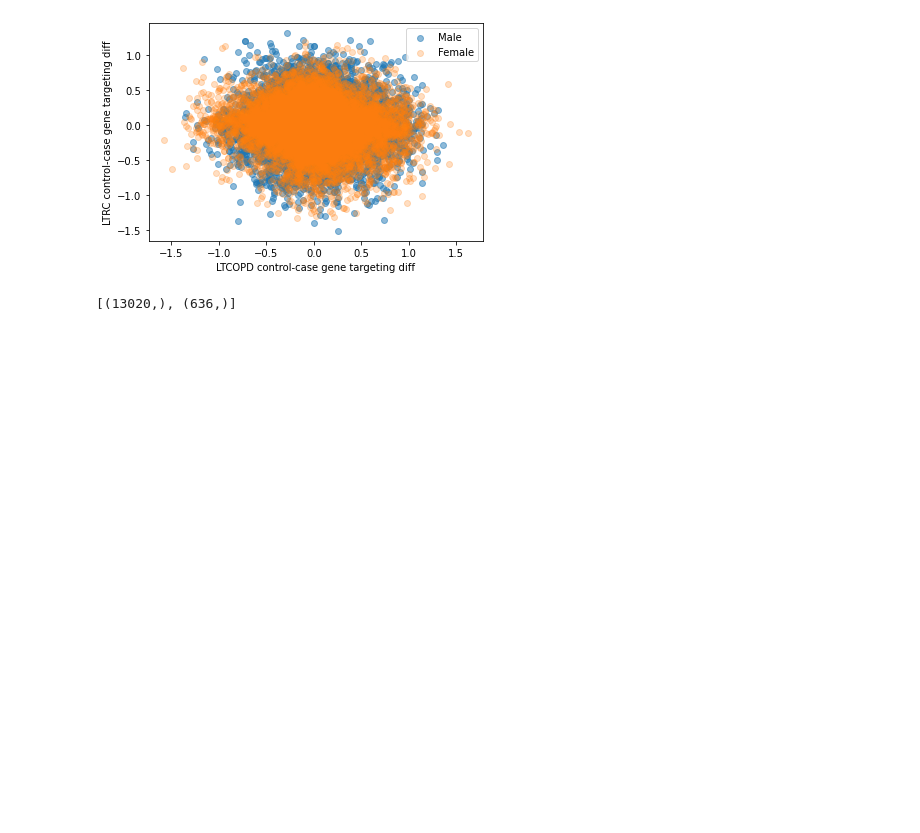
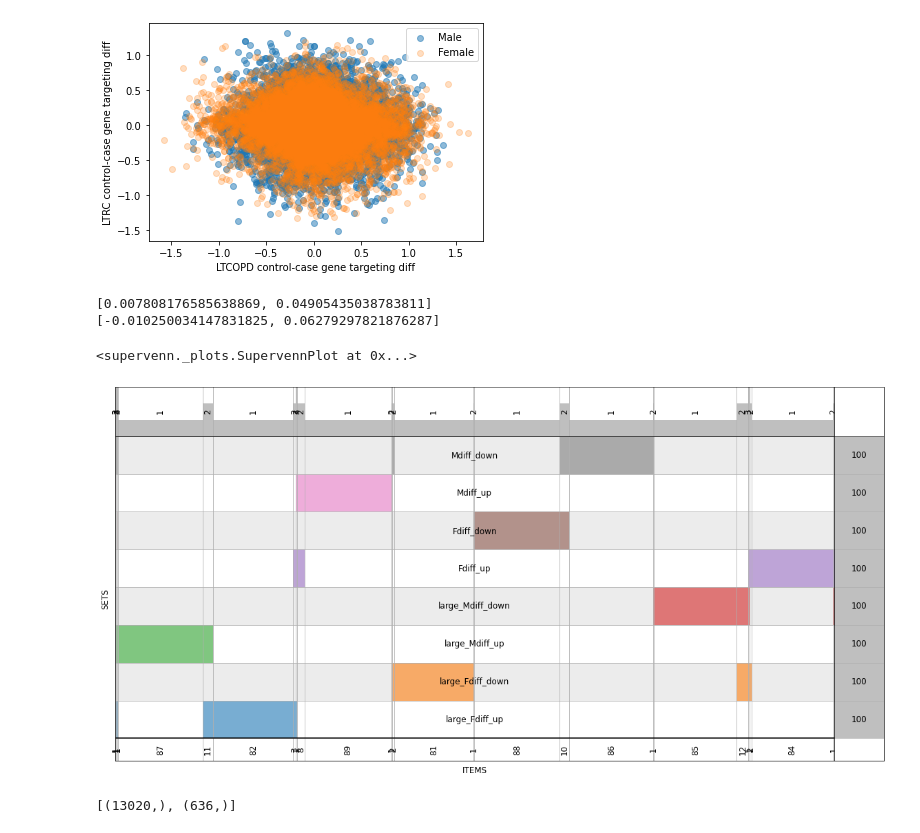
Before and after one commit to dcolinmorgan/LTCOPDsex, a Jupyter notebook: 2xCOPD_gender.ipynb, the cells around one changed output. Saved outputs shown, nothing was run; the diff lists cells and outputs as text; code cells hidden in the pictures; blank space fills up the shorter version.

```diff
--- a/2xCOPD_gender.ipynb
+++ b/2xCOPD_gender.ipynb
@@ -759,6 +758,41 @@ plt.legend((p1, p2),('Male','Female'))
 # %% [output]
 <matplotlib.legend.Legend at 0x...>
 [figure]
+# %%
+rhoM, pvalM = np.corrcoef(bb['Mdiff_x'], bb['Mdiff_y'])
+# pvalM
+rhoF, pvalF = np.corrcoef(bb['Fdiff_x'], bb['Fdiff_y'])
+# pvalF
+print([rhoM[1],rhoF[1]])
+
+rhoM, pvalM = stats.spearmanr(bb['Mdiff_x'], bb['Mdiff_y'])
+# pvalM
+rhoF, pvalF = stats.spearmanr(bb['Fdiff_x'], bb['Fdiff_y'])
+# pvalF
+print([rhoM,rhoF])
+# %% [output]
+[0.007808176585638869, 0.04905435038783811]
+[-0.010250034147831825, 0.06279297821876287]
+# %%
+jeff2=[set(sex_gene_diffA.sort_values(by='Fdiff')['gene'].values[0:100]),
+set(sex_gene_diffA.sort_values(by='Fdiff')['gene'].values[(len(sex_gene_diffA.Fdiff)-100):len(sex_gene_diffA.Fdiff)]),
+set(sex_gene_diffA.sort_values(by='Mdiff')['gene'].values[0:100]),
+set(sex_gene_diffA.sort_values(by='Mdiff')['gene'].values[(len(sex_gene_diffA.Mdiff)-100):len(sex_gene_diffA.Mdiff)]),
+set(sex_gene_diffB.sort_values(by='Fdiff')['gene'].values[0:100]),
+set(sex_gene_diffB.sort_values(by='Fdiff')['gene'].values[(len(sex_gene_diffB.Fdiff)-100):len(sex_gene_diffB.Fdiff)]),
+set(sex_gene_diffB.sort_values(by='Mdiff')['gene'].values[0:100]),
+set(sex_gene_diffB.sort_values(by='Mdiff')['gene'].values[(len(sex_gene_diffB.Mdiff)-100):len(sex_gene_diffB.Mdiff)])]
+# %%
+plt.figure(figsize=(20, 10))
+species_names=['large_Fdiff_up','large_Fdiff_down','large_Mdiff_up','large_Mdiff_down',
+      'Fdiff_up','Fdiff_down','Mdiff_up','Mdiff_down']
+
+supervenn(jeff2, species_names, rotate_col_annotations=True)#,
+          # col_annotations_area_height=1.2, sets_ordering='minimize gaps',
+          # min_width_for_annotation=180)
+# %% [output]
+<supervenn._plots.SupervennPlot at 0x...>
+[figure, added]
 # %%
 [sex_gene_diffB['Mdiff'].shape,sex_tf_diffB['Mdiff'].shape]
 # %% [output]
```
Also changed, not shown: parts of 15 cells of this notebook.
